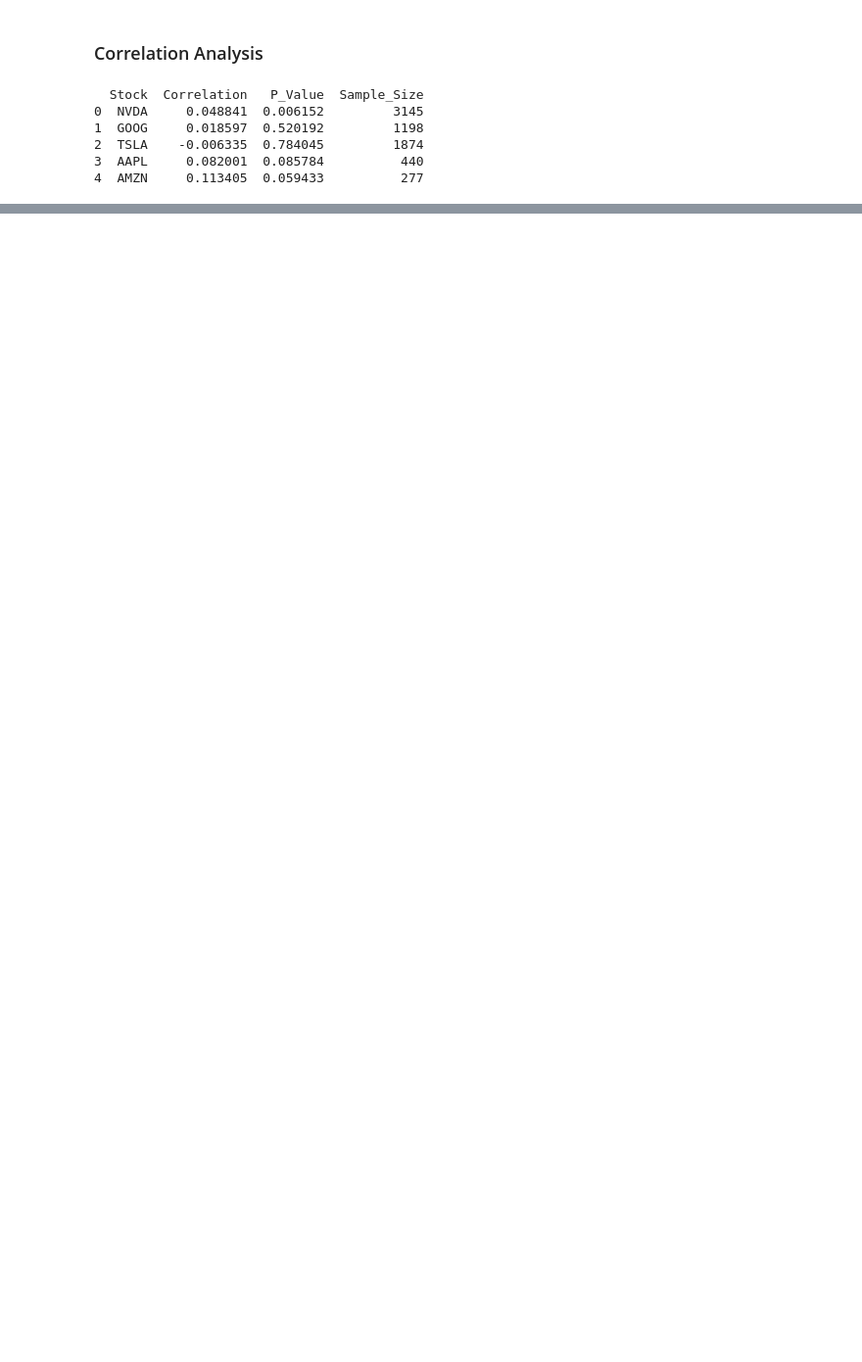
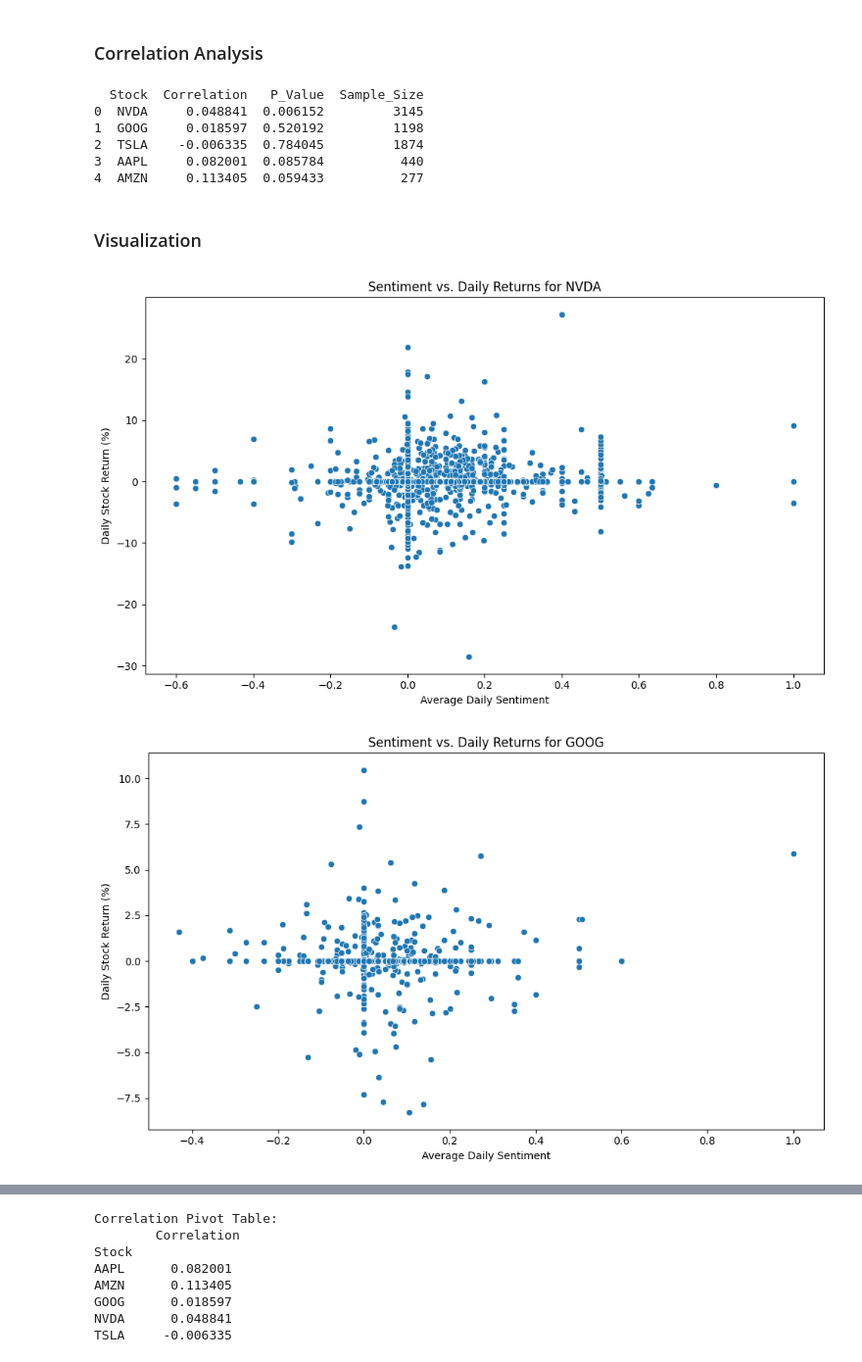
Before and after one commit to GedionAfework/nova-financial-analysis, a Jupyter notebook: notebooks/correlation_news_stock.ipynb, the cells around one changed output, grey strips where cells are left out. Shown at 98% size. Saved outputs shown, nothing was run; the diff lists cells and outputs as text; code cells hidden in the pictures; blank space fills up the shorter version.

Commit message:
Generated scatter plots and correlation heatmap for Task 3

```diff
--- a/notebooks/correlation_news_stock.ipynb
+++ b/notebooks/correlation_news_stock.ipynb
@@ -104,3 +104,29 @@ print(corr_data)
 2  TSLA    -0.006335  0.784045         1874
 3  AAPL     0.082001  0.085784          440
 4  AMZN     0.113405  0.059433          277
+# %% [markdown]
+### Visualization
+# %%
+import matplotlib.pyplot as plt
+import seaborn as sns
+analysis_data = pd.read_csv('../data/sentiment_returns.csv')
+corr_data = pd.read_csv('../data/correlation_results.csv')
+for stock in analysis_data['Stock'].unique():
+    stock_data = analysis_data[analysis_data['Stock'] == stock]
+    plt.figure(figsize=(10, 6))
+    sns.scatterplot(x='Avg_Sentiment', y='Daily_Return', data=stock_data)
+    plt.title(f'Sentiment vs. Daily Returns for {stock}')
+    plt.xlabel('Average Daily Sentiment')
+    plt.ylabel('Daily Stock Return (%)')
+    plt.tight_layout()
+    plt.show()
+corr_pivot = corr_data.pivot_table(index='Stock', values='Correlation')
+print("Correlation Pivot Table:\n", corr_pivot)
+plt.figure(figsize=(8, 6))
+sns.heatmap(corr_pivot, annot=True, cmap='coolwarm', vmin=-1, vmax=1, cbar=True)
+plt.title('Correlation between Sentiment and Stock Returns')
+plt.tight_layout()
+plt.show()
+# %% [output]
+[figure, added]
+[figure, added]
@@ -106,0 +136,8 @@ print(corr_data)
+Correlation Pivot Table:
+        Correlation
+Stock
+AAPL      0.082001
+AMZN      0.113405
+GOOG      0.018597
+NVDA      0.048841
+TSLA     -0.006335
```
Also changed, not shown: parts of 1 cell of this notebook.
